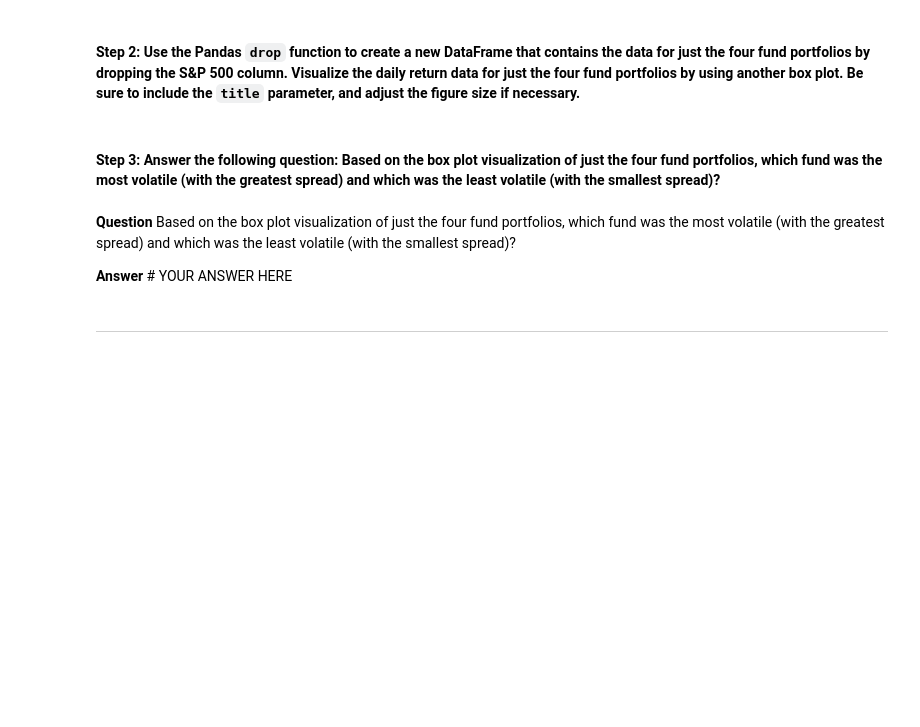
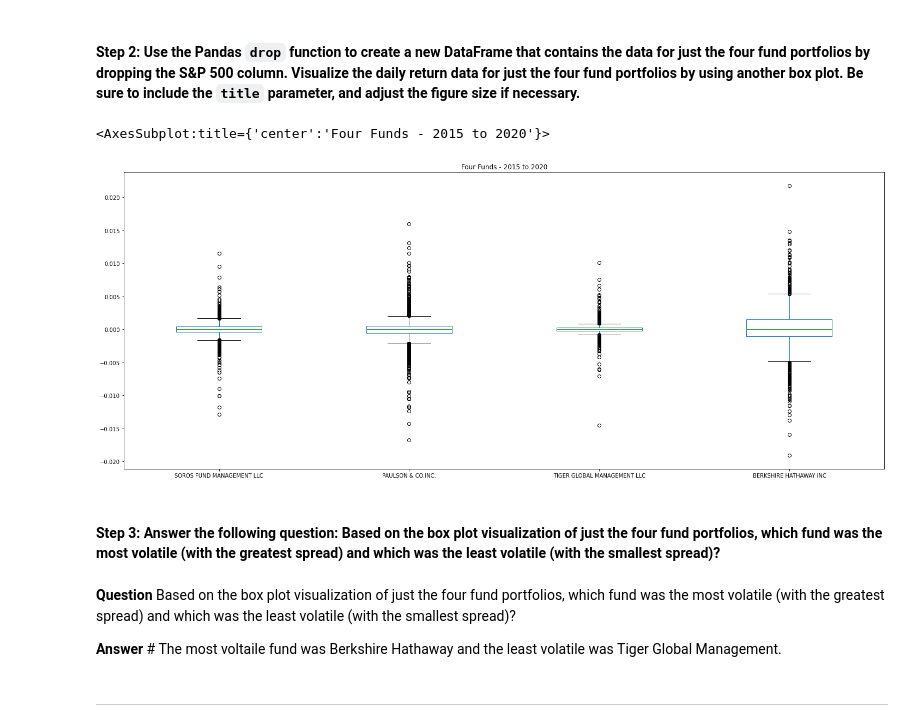
Before and after one commit to toniahurst/FinTech_Module_4_Challenge, a Jupyter notebook: risk_return_analysis.ipynb, the cells around one changed output. Cells and saved outputs as stored; diff of their text form; code cells hidden in the pictures; blank space fills up the shorter version.

```diff
--- a/risk_return_analysis.ipynb
+++ b/risk_return_analysis.ipynb
@@ -194,14 +211,17 @@ Analyze the volatility of each of the four fund portfolios and of the S&P 500 In
 # %%
 # Create a new DataFrame containing only the 4 fund portfolios by dropping the S&P 500 column from the DataFrame
 # Create box plots to reflect the return data for only the 4 fund portfolios
-# Include a title parameter and adjust the figure size
-# YOUR CODE HERE
+four_funds_df = daily_returns_df.iloc[:, 0:4]
+four_funds_df.plot(figsize=(25,10), kind="box", title="Four Funds - 2015 to 2020")
+# %% [output]
+<AxesSubplot:title={'center':'Four Funds - 2015 to 2020'}>
+[figure, added]
 # %% [markdown]
 #### Step 3: Answer the following question: Based on the box plot visualization of just the four fund portfolios, which fund was the most volatile (with the greatest spread) and which was the least volatile (with the smallest spread)?
 # %% [markdown]
 **Question** Based on the box plot visualization of just the four fund portfolios, which fund was the most volatile (with the greatest spread) and which was the least volatile (with the smallest spread)?
 
-**Answer** # YOUR ANSWER HERE
+**Answer** # The most voltaile fund was Berkshire Hathaway and the least volatile was Tiger Global Management.
 # %% [markdown]
 ---
 # %% [markdown]
```
Also changed, not shown: parts of 9 cells of this notebook.
